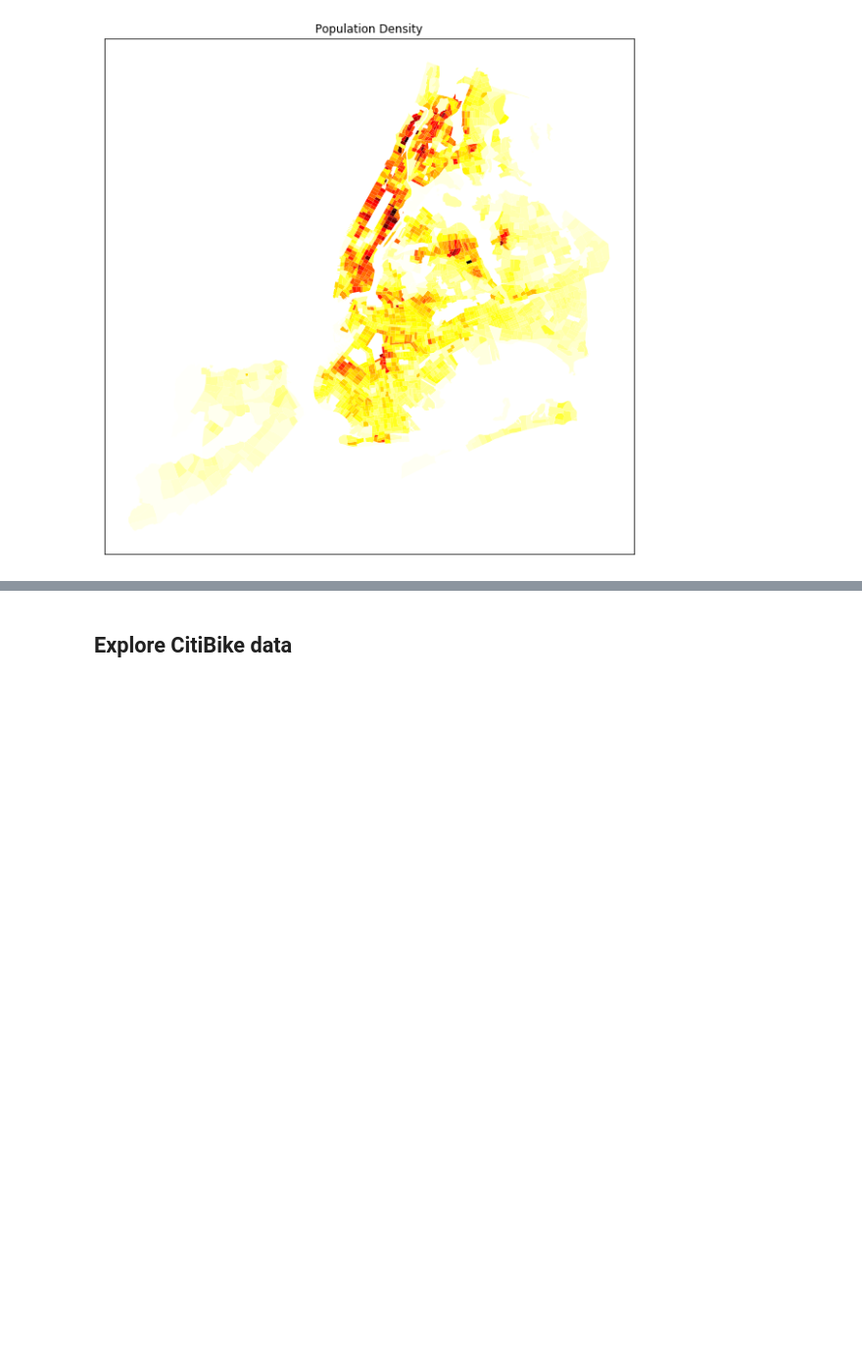
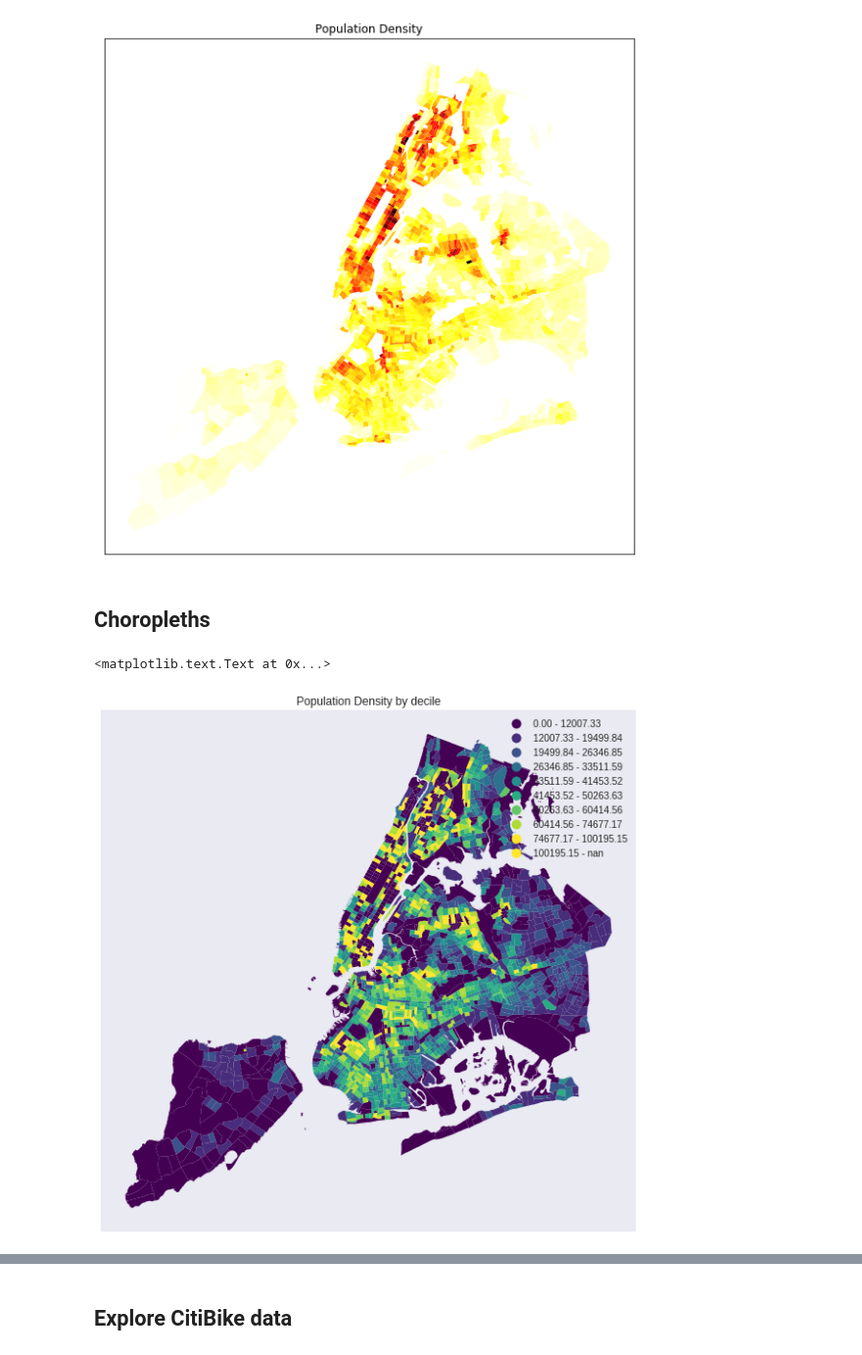
Before and after one commit to tma353/Chris-Prince-Git-Lab, a Jupyter notebook: GeospatialAnalysis_CitiBike.ipynb, the cells around one changed output, grey strips where cells are left out. Shown at 98% size. Drawn from its saved outputs; the diff is of its cells as text; code cells hidden in the pictures; blank space fills up the shorter version.

```diff
--- a/GeospatialAnalysis_CitiBike.ipynb
+++ b/GeospatialAnalysis_CitiBike.ipynb
@@ -69,3 +69,14 @@ plt.title("Population Density")
 # %% [output]
 <matplotlib.text.Text at 0x...>
 [figure]
+# %% [markdown]
+## Choropleths
+# %%
+f, ax = plt.subplots(figsize=(10,10))
+ax.get_xaxis().set_visible(False)
+ax.get_yaxis().set_visible(False)
+ct_shape_pop.plot(column='SE_T002_002',colormap='viridis',alpha=1,linewidth=0.1,ax=ax, scheme="quantiles", legend=True, k=10)
+plt.title("Population Density by decile")
+# %% [output]
+<matplotlib.text.Text at 0x...>
+[figure, added]
```
Also changed, not shown: parts of 3 cells of this notebook.
